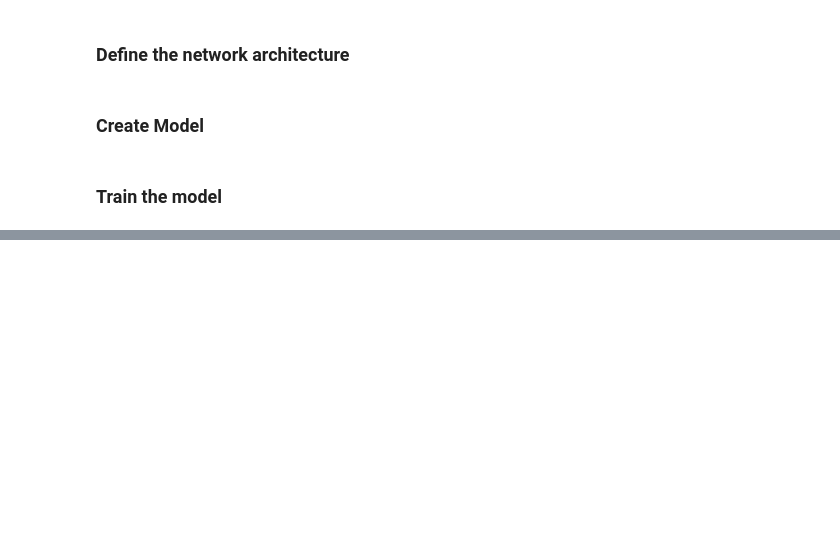
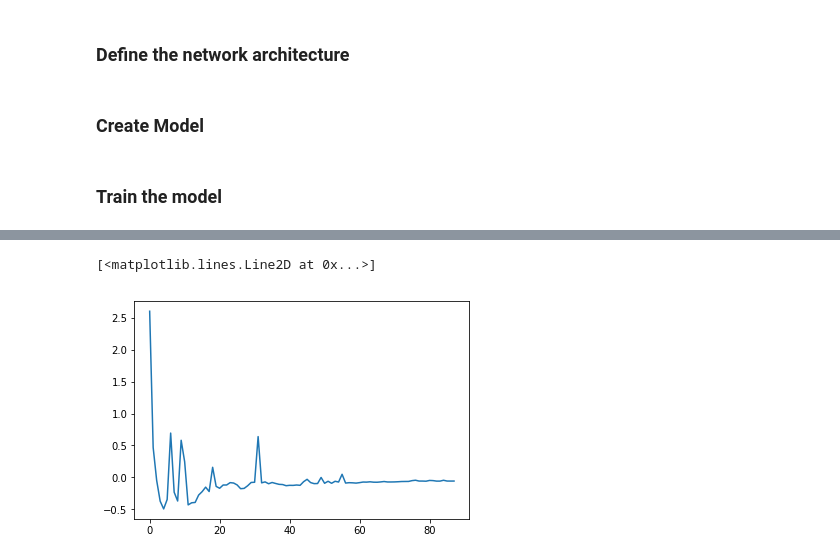
Before and after one commit to timsainb/tensorflow2-generative-models, a Jupyter notebook: 3.0-WGAN-GP-fashion-mnist.ipynb, the cells around one changed output, grey strips where cells are left out. Saved outputs shown, nothing was run; the diff lists cells and outputs as text; code cells hidden in the pictures; blank space fills up the shorter version.

```diff
--- a/3.0-WGAN-GP-fashion-mnist.ipynb
+++ b/3.0-WGAN-GP-fashion-mnist.ipynb
@@ -256,0 +257,5 @@ plt.plot(losses.gen_loss.values)
+# %%
+plt.plot(losses.disc_loss.values)
+# %% [output]
+[<matplotlib.lines.Line2D at 0x...>]
+[figure, added]
```
Also changed, not shown: parts of 2 cells of this notebook, 1 other file.
